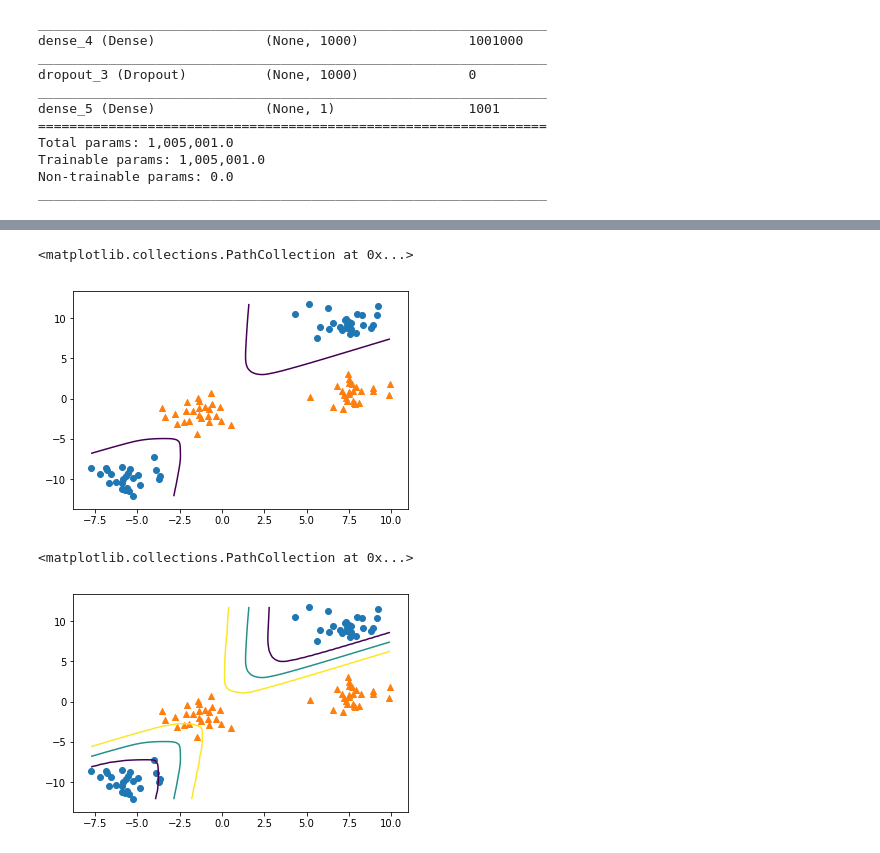
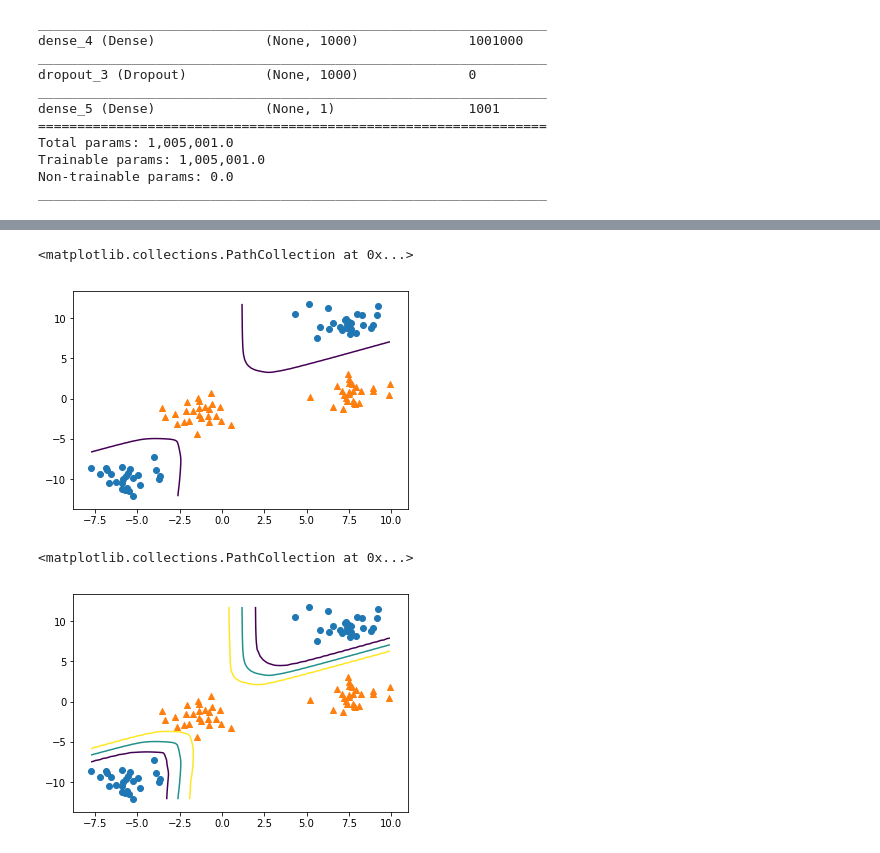
Before and after one commit to Umaigenomu/likejazz.github.io, a Jupyter notebook: notebooks/support-vector-machine-explained.ipynb, the cells around one changed output, grey strips where cells are left out. Saved outputs shown, nothing was run; the diff lists cells and outputs as text; code cells hidden in the pictures.

```diff
--- a/notebooks/support-vector-machine-explained.ipynb
+++ b/notebooks/support-vector-machine-explained.ipynb
@@ -238,5 +238,5 @@ Trainable params: 4,001.0
 Non-trainable params: 0.0
 _________________________________________________________________
 # %%
-model.fit(X_train, y_train, epochs=100, verbose=2)
+model.fit(X_train, y_train, epochs=1000, verbose=0)
 # %% [output]
@@ -320,5 +303,5 @@ Trainable params: 1,005,001.0
 Non-trainable params: 0.0
 _________________________________________________________________
 # %%
-model.fit(X_train, y_train, epochs=100, verbose=2)
+model.fit(X_train, y_train, epochs=1000, verbose=0)
 # %% [output]
@@ -343,22 +309,14 @@ Epoch 100/100
 # %%
-X_x = X[:, 0]
-X_y = X[:, 1]
-
-xx = np.linspace(X_x.min(), X_x.max(), 100)
-yy = np.linspace(X_y.min(), X_y.max(), 100)
-
-XX, YY = np.meshgrid(xx, yy)
-
 dec = model.predict(np.c_[XX.ravel(), YY.ravel()])
 levels=[0.5]
 
 plt.contour(XX, YY, dec.reshape(XX.shape), levels=levels)
 
 plt.scatter(X_x[y == 0], X_y[y == 0], marker='o')
 plt.scatter(X_x[y == 1], X_y[y == 1], marker='^')
 # %% [output]
 <matplotlib.collections.PathCollection at 0x...>
-[figure, old version]
+[figure, new version]
 # %%
 levels=[0.001, 0.5, 0.999]
 
@@ -368,4 +326,4 @@ plt.scatter(X_x[y == 0], X_y[y == 0], marker='o')
 plt.scatter(X_x[y == 1], X_y[y == 1], marker='^')
 # %% [output]
 <matplotlib.collections.PathCollection at 0x...>
-[figure, old version]
+[figure, new version]
```
Also changed, not shown: parts of 5 cells of this notebook, 1 other file.
